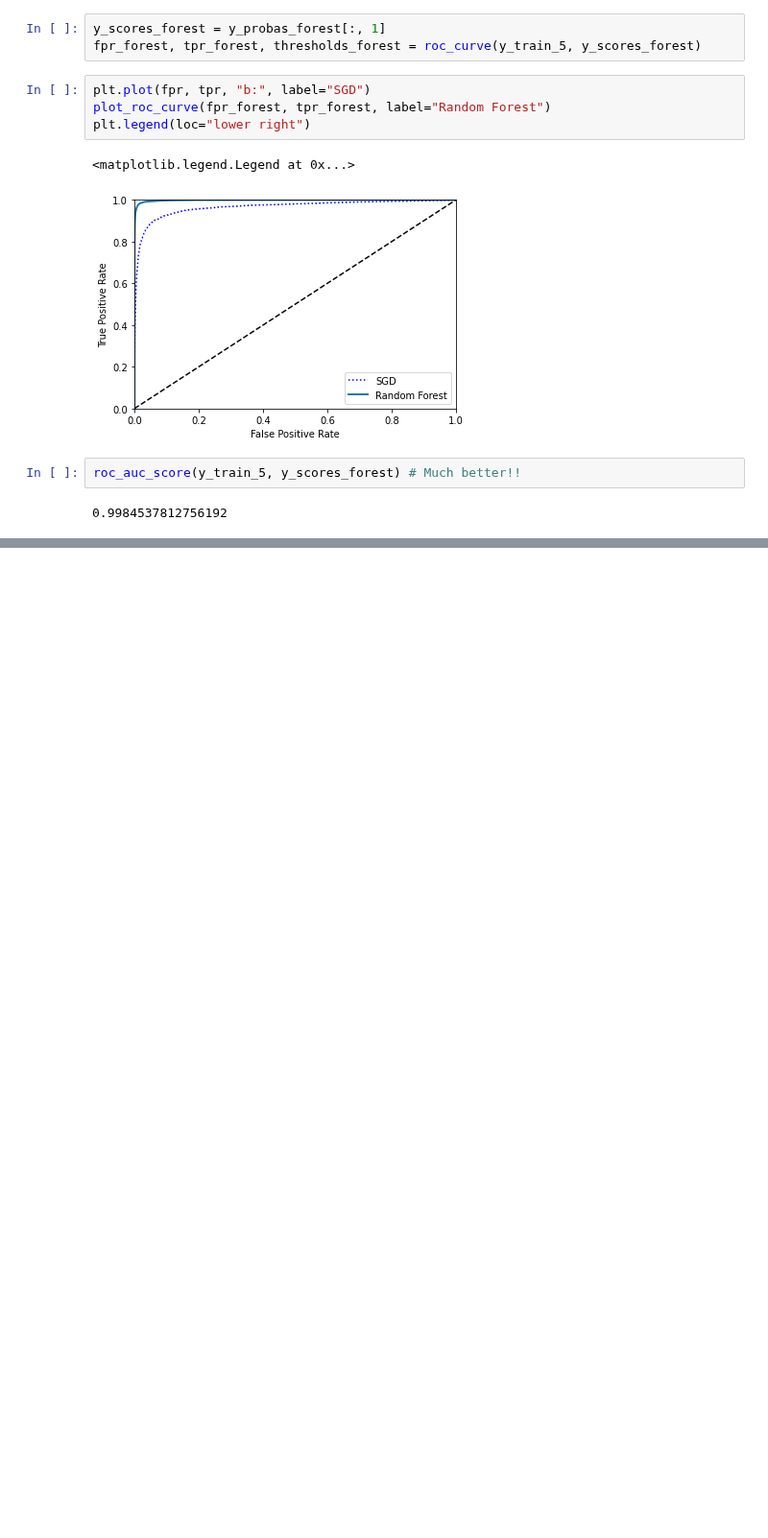
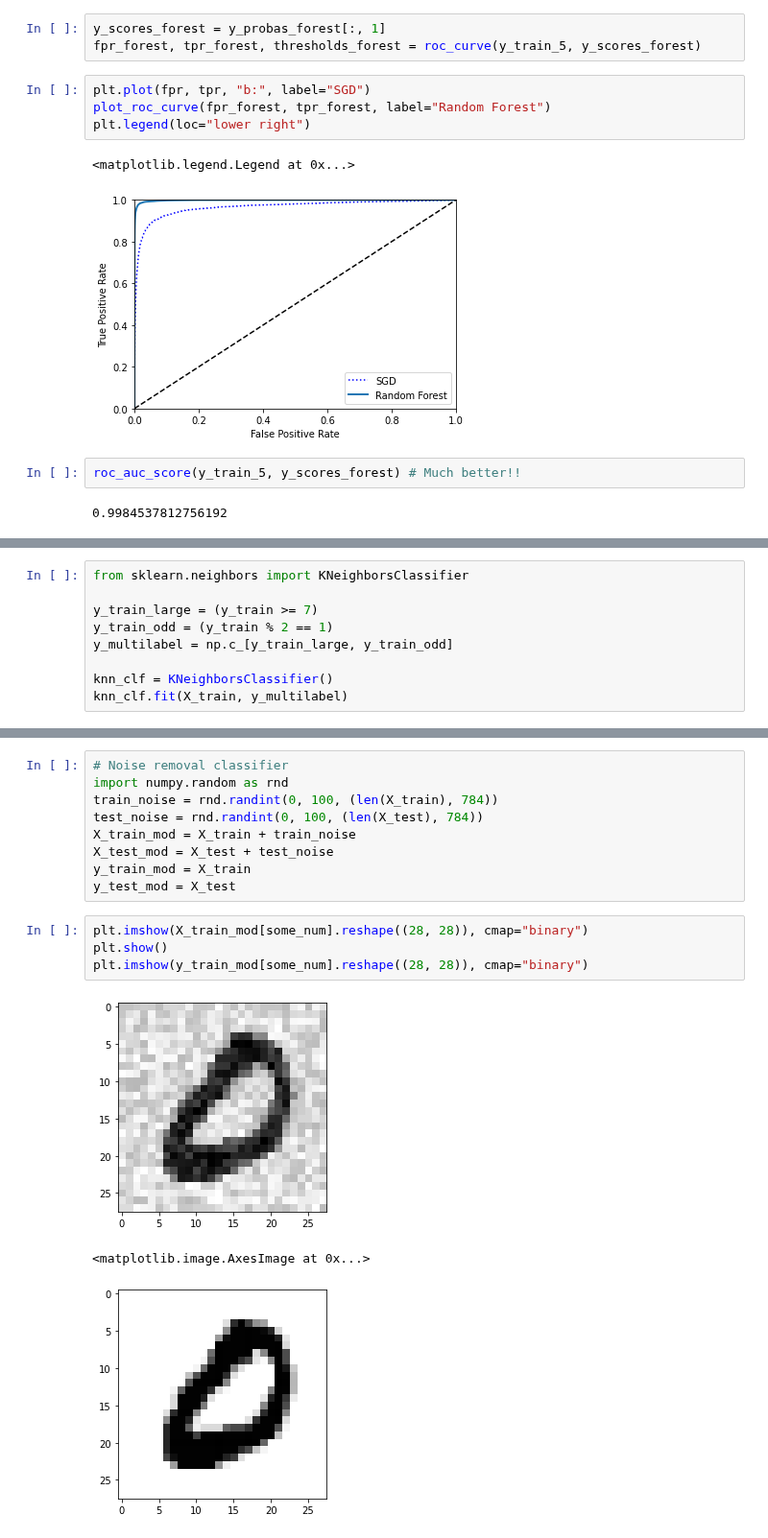
Before and after one commit to rileypeterson/ML, a Jupyter notebook: chapter3/notes.ipynb, the cells around one changed output, grey strips where cells are left out. Shown at 96% size. Saved outputs shown, nothing was run; the diff lists cells and outputs as text; blank space fills up the shorter version.

```diff
--- a/chapter3/notes.ipynb
+++ b/chapter3/notes.ipynb
@@ -240,0 +325,9 @@ roc_auc_score(y_train_5, y_scores_forest) # Much better!!
+# %%
+from sklearn.neighbors import KNeighborsClassifier
+
+y_train_large = (y_train >= 7)
+y_train_odd = (y_train % 2 == 1)
+y_multilabel = np.c_[y_train_large, y_train_odd]
+
+knn_clf = KNeighborsClassifier()
+knn_clf.fit(X_train, y_multilabel)
@@ -240,0 +348,17 @@ roc_auc_score(y_train_5, y_scores_forest) # Much better!!
+# %%
+# Noise removal classifier
+import numpy.random as rnd
+train_noise = rnd.randint(0, 100, (len(X_train), 784))
+test_noise = rnd.randint(0, 100, (len(X_test), 784))
+X_train_mod = X_train + train_noise
+X_test_mod = X_test + test_noise
+y_train_mod = X_train
+y_test_mod = X_test
+# %%
+plt.imshow(X_train_mod[some_num].reshape((28, 28)), cmap="binary")
+plt.show()
+plt.imshow(y_train_mod[some_num].reshape((28, 28)), cmap="binary")
+# %% [output]
+[figure, added]
+<matplotlib.image.AxesImage at 0x...>
+[figure, added]
```
Also changed, not shown: parts of 25 cells of this notebook, 1 other file.
